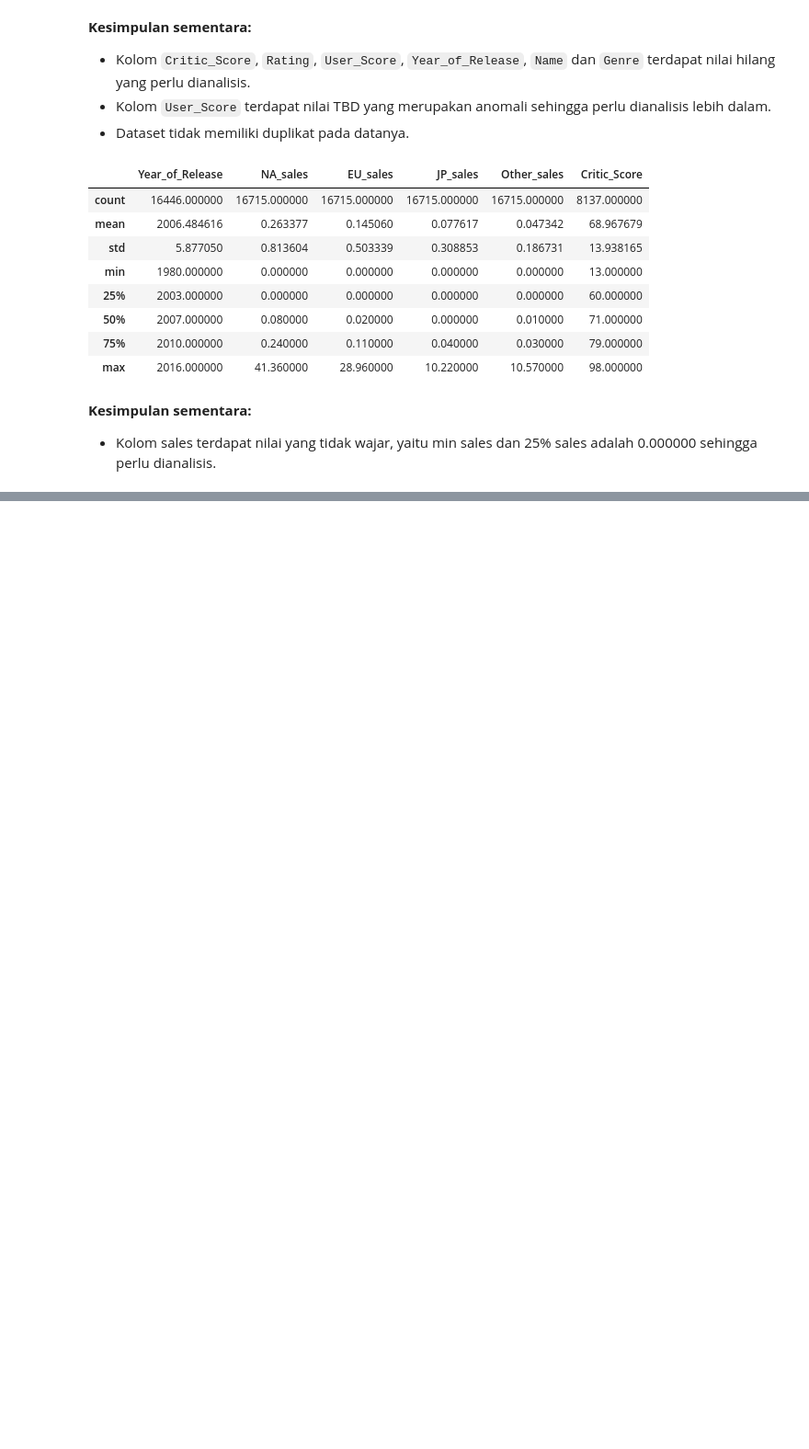
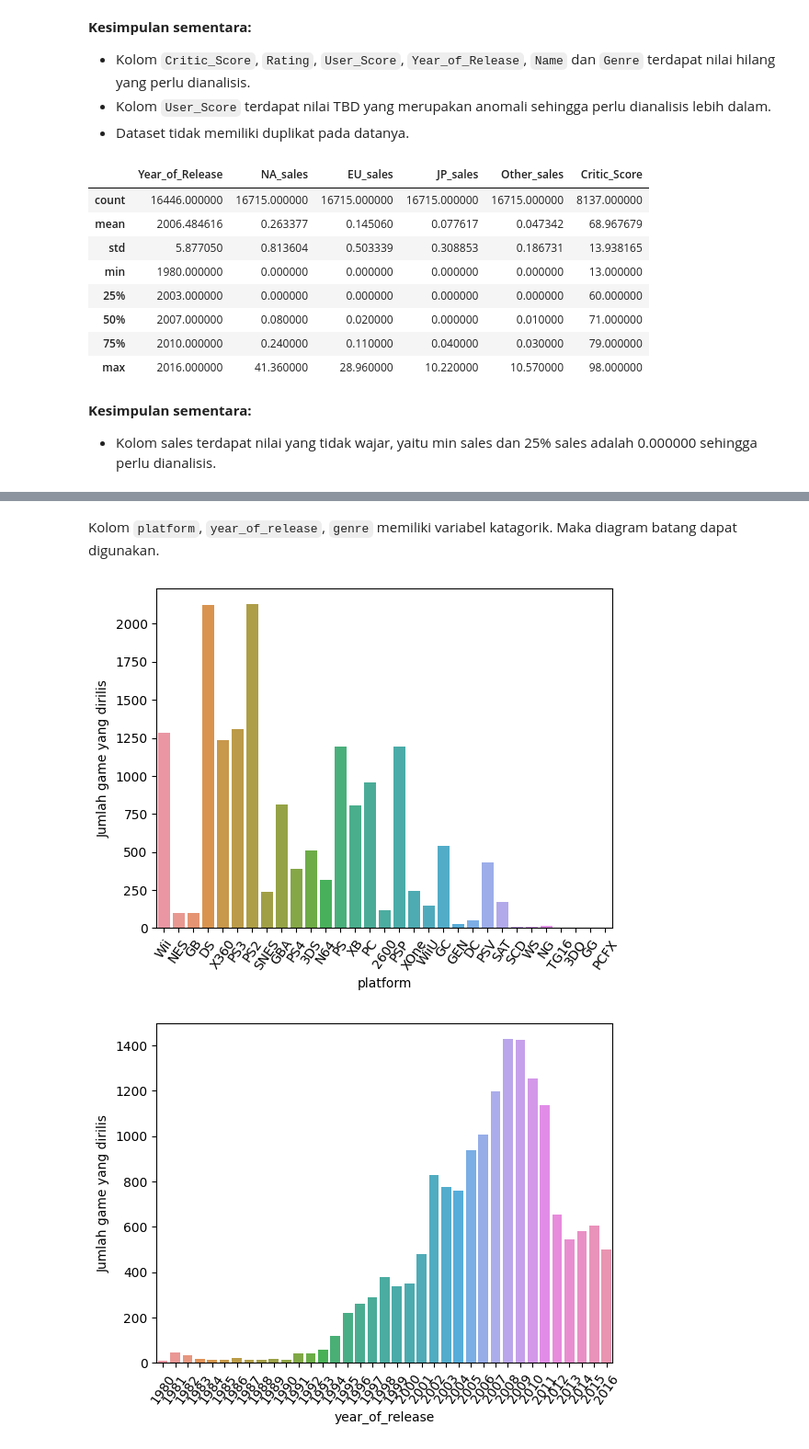
Before and after one commit to ShirotaT/DataAnalyst_Practicum, a Jupyter notebook: Project_5.games/Proyek5_GameBerpotensial.ipynb, the cells around one changed output, grey strips where cells are left out. Shown: that part at 92% size. Saved outputs shown, nothing was run; the diff lists cells and outputs as text; code cells hidden in the pictures; blank space fills up the shorter version.

```diff
--- a/Project_5.games/Proyek5_GameBerpotensial.ipynb
+++ b/Project_5.games/Proyek5_GameBerpotensial.ipynb
@@ -209,0 +349,6 @@ Setelah memeriksa data duplikat perlu memepertimbangkan data anomali berikut, ka
+# %%
+# Filling the missing values with fillna()
+data['user_score'] = data['user_score'].replace('tbd', np.nan).astype('float').fillna(0)
+# %%
+# Filling the missing values with fillna()
+data['rating'] = data['rating'].fillna('unidentified')
@@ -209,0 +396,3 @@ Setelah memeriksa data duplikat perlu memepertimbangkan data anomali berikut, ka
+# %%
+# Change the year_of_release type to integer
+data['year_of_release'] = data['year_of_release'].astype(int)
@@ -209,0 +403,4 @@ Setelah memeriksa data duplikat perlu memepertimbangkan data anomali berikut, ka
+# %%
+# Sumarize the total sales
+sales = ['na_sales', 'eu_sales', 'jp_sales', 'other_sales']
+data['total_sales'] = data[sales].sum(axis=1)
@@ -209,0 +529,22 @@ Setelah memeriksa data duplikat perlu memepertimbangkan data anomali berikut, ka
+# %% [markdown]
+Kolom `platform`, `year_of_release`, `genre` memiliki variabel katagorik. Maka diagram batang dapat digunakan.
+# %%
+category_column = ['platform', 'year_of_release', 'genre']
+
+# Loop through the column names
+for column in category_column:
+
+    # Create a bar plot with the counts of each category in the column
+    sns.countplot(x=column, data=data)
+
+    # Add x-axis label
+    plt.xlabel(column)
+    plt.xticks(rotation=55)
+
+    # Add y-axis label
+    plt.ylabel('Jumlah game yang dirilis')
+
+    plt.show()
+# %% [output]
+[figure, added]
+[figure, added]
```
Also changed, not shown: parts of 71 cells of this notebook.
